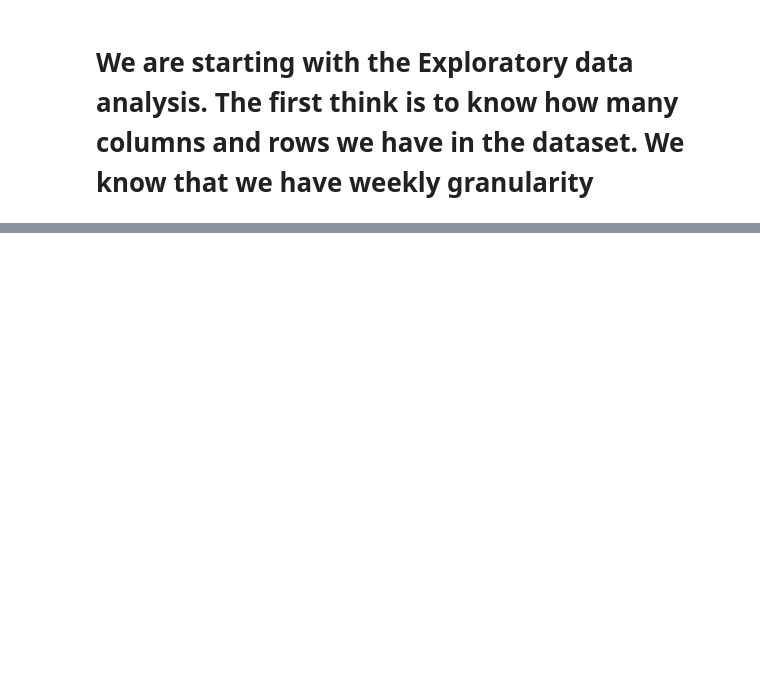
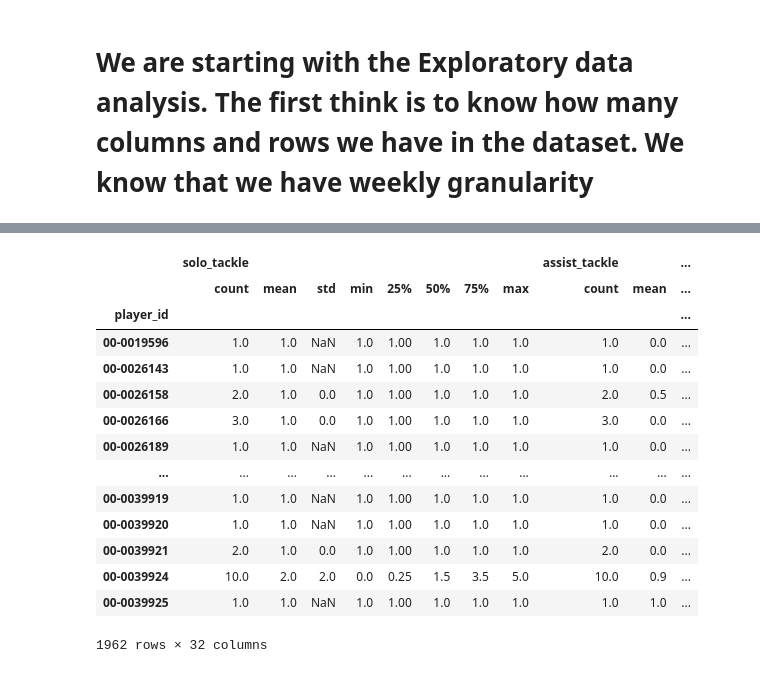
Before and after one commit to Ejaramillo1/nfl_ml_project, a Jupyter notebook: notebook/data/EDA_NFL.ipynb, the cells around one changed output, grey strips where cells are left out. Cells and saved outputs as stored; diff of their text form; code cells hidden in the pictures; blank space fills up the shorter version.

```diff
--- a/notebook/data/EDA_NFL.ipynb
+++ b/notebook/data/EDA_NFL.ipynb
@@ -70,0 +143,20 @@ Column: career_average_standard_ppg, Type: float64, Unique Values: 10791
+# %%
+# Exploratory metrics by player, however the table is a bit hard to read, let's see if groupbing by season we can interpret better the information
+
+weekly_df_offense_filtered.groupby('player_id')[['solo_tackle', 'assist_tackle', 'tackle_with_assist', 'total_tackles_and_assists']].describe()
+# %% [output]
+|  | solo_tackle |  |  |  |  |  |  |  | assist_tackle |  | ... |
+|  | count | mean | std | min | 25% | 50% | 75% | max | count | mean | ... |
+| player_id |  |  |  |  |  |  |  |  |  |  | ... |
+| 00-0019596 | 1.0 | 1.0 | NaN | 1.0 | 1.00 | 1.0 | 1.0 | 1.0 | 1.0 | 0.0 | ... |
+| 00-0026143 | 1.0 | 1.0 | NaN | 1.0 | 1.00 | 1.0 | 1.0 | 1.0 | 1.0 | 0.0 | ... |
+| 00-0026158 | 2.0 | 1.0 | 0.0 | 1.0 | 1.00 | 1.0 | 1.0 | 1.0 | 2.0 | 0.5 | ... |
+| 00-0026166 | 3.0 | 1.0 | 0.0 | 1.0 | 1.00 | 1.0 | 1.0 | 1.0 | 3.0 | 0.0 | ... |
+| 00-0026189 | 1.0 | 1.0 | NaN | 1.0 | 1.00 | 1.0 | 1.0 | 1.0 | 1.0 | 0.0 | ... |
+| ... | ... | ... | ... | ... | ... | ... | ... | ... | ... | ... | ... |
+| 00-0039919 | 1.0 | 1.0 | NaN | 1.0 | 1.00 | 1.0 | 1.0 | 1.0 | 1.0 | 0.0 | ... |
+| 00-0039920 | 1.0 | 1.0 | NaN | 1.0 | 1.00 | 1.0 | 1.0 | 1.0 | 1.0 | 0.0 | ... |
+| 00-0039921 | 2.0 | 1.0 | 0.0 | 1.0 | 1.00 | 1.0 | 1.0 | 1.0 | 2.0 | 0.0 | ... |
+| 00-0039924 | 10.0 | 2.0 | 2.0 | 0.0 | 0.25 | 1.5 | 3.5 | 5.0 | 10.0 | 0.9 | ... |
+| 00-0039925 | 1.0 | 1.0 | NaN | 1.0 | 1.00 | 1.0 | 1.0 | 1.0 | 1.0 | 1.0 | ... |
+1962 rows × 32 columns
```
Also changed, not shown: parts of 21 cells of this notebook, 1 other file.
